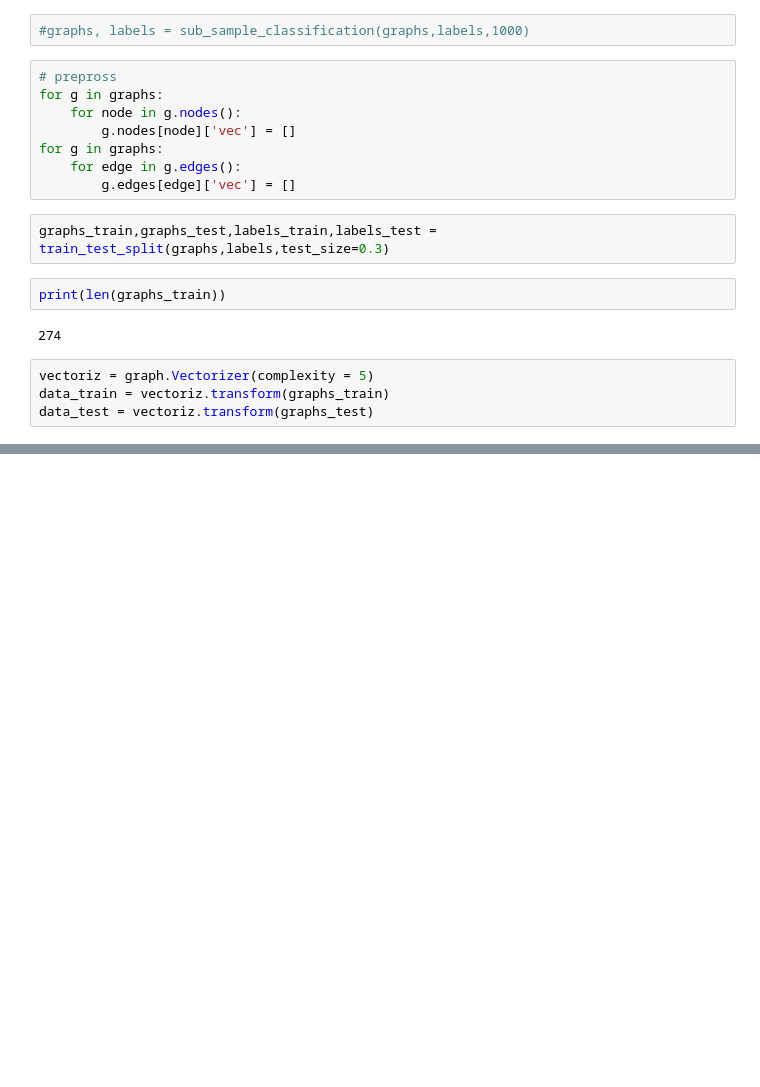
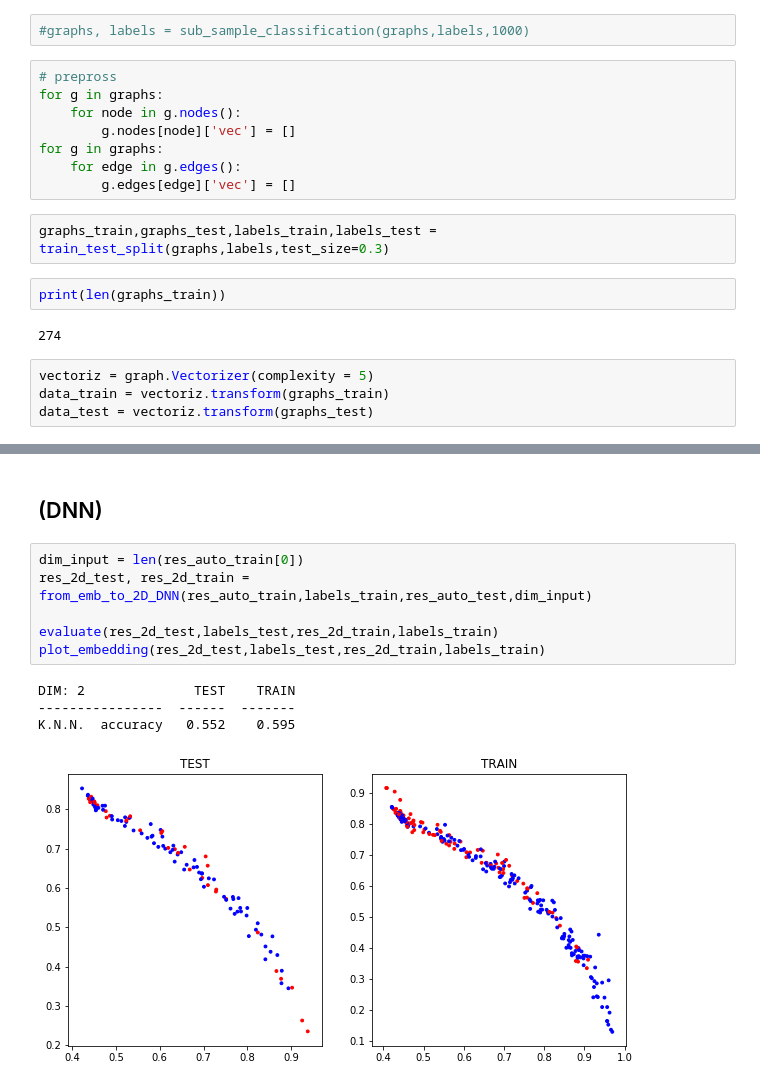
Before and after one commit to AntonioLonga/Master-thesis, a Jupyter notebook: Experiments/test_SUP_AUTOENCODER/Supervised Autoencoder Vs 624249.ipynb, the cells around one changed output, grey strips where cells are left out. Drawn from its saved outputs; the diff is of its cells as text; blank space fills up the shorter version.

```diff
--- a/Experiments/test_SUP_AUTOENCODER/Supervised Autoencoder Vs 624249.ipynb
+++ b/Experiments/test_SUP_AUTOENCODER/Supervised Autoencoder Vs 624249.ipynb
@@ -769,0 +190,13 @@ def plot_auto(pred_test,pred_train,data_test,data_train):
+# %% [markdown]
+## (DNN)
+# %%
+dim_input = len(res_auto_train[0])
+res_2d_test, res_2d_train = from_emb_to_2D_DNN(res_auto_train,labels_train,res_auto_test,dim_input)
+
+evaluate(res_2d_test,labels_test,res_2d_train,labels_train)
+plot_embedding(res_2d_test,labels_test,res_2d_train,labels_train)
+# %% [output]
+DIM: 2              TEST    TRAIN
+----------------  ------  -------
+K.N.N.  accuracy   0.552    0.595
+[figure, added]
```
Also changed, not shown: parts of 107 cells of this notebook, 1 other file.
